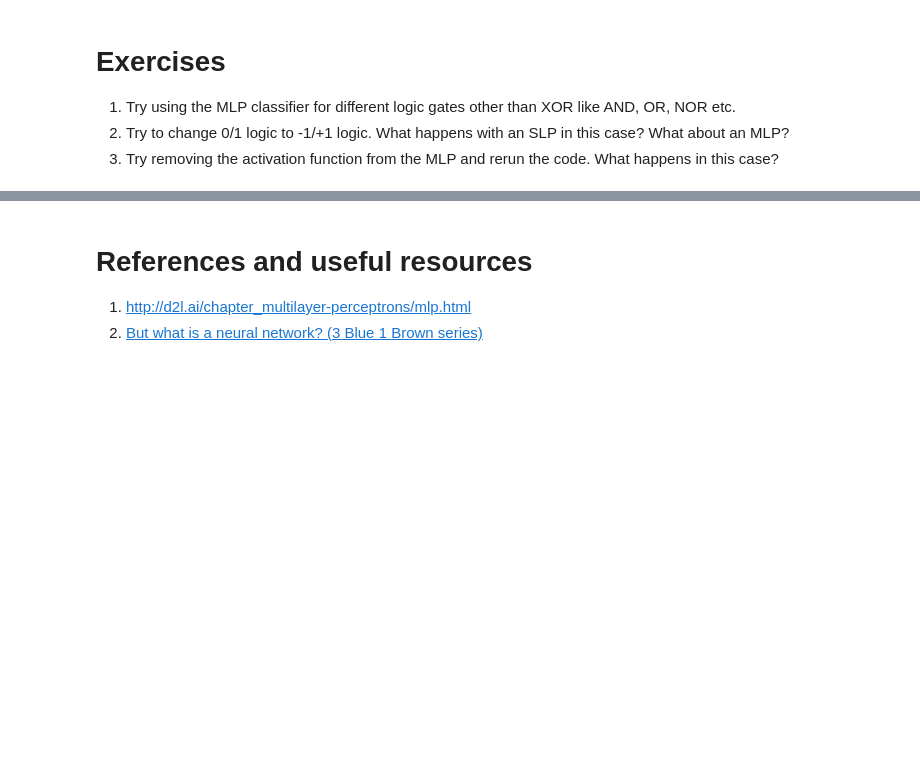
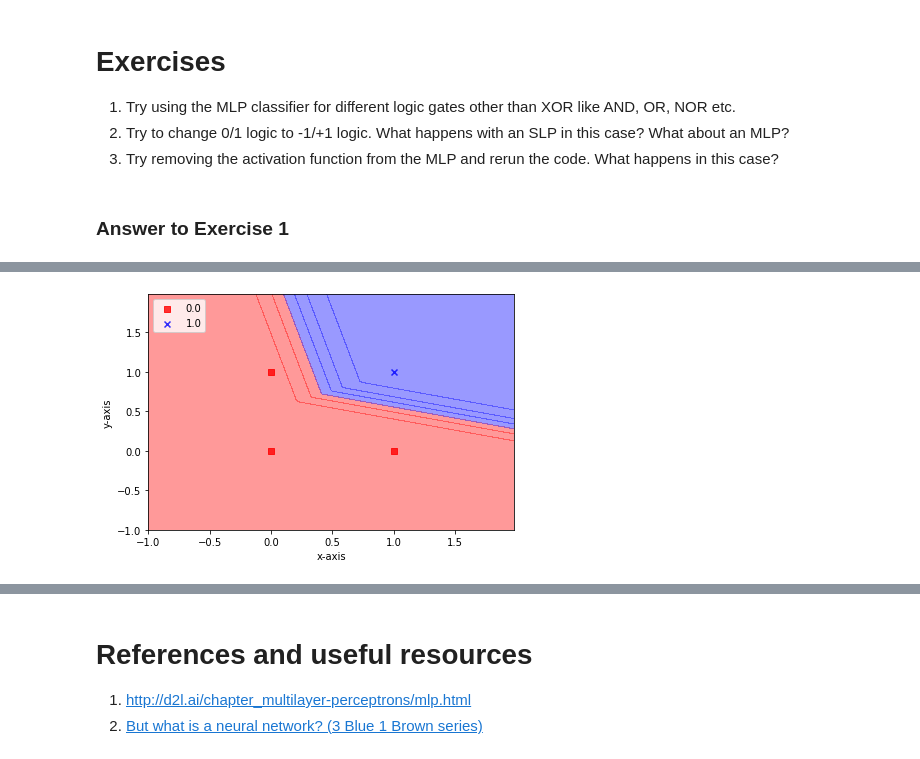
Before and after one commit to 5ury4pr454th/fmml-labs, a Jupyter notebook: FMML_Module_9_Lab_1.ipynb, the cells around one changed output, grey strips where cells are left out. Drawn from its saved outputs; the diff is of its cells as text; code cells hidden in the pictures; blank space fills up the shorter version.

```diff
--- a/FMML_Module_9_Lab_1.ipynb
+++ b/FMML_Module_9_Lab_1.ipynb
@@ -222,16 +228,18 @@ weights_init(model)
 # Define the loss function
 # %%
 # Use a mean square error loss
-loss_func = nn.MSELoss()
+# loss_func = nn.MSELoss()
+loss_func = nn.BCELoss()
 # %% [markdown]
 # Define optimizer
 # %%
-optimizer = optim.SGD(model.parameters(), lr=0.1)
+optimizer = optim.Adam(model.parameters(), lr=0.001)
 # %% [markdown]
 # Write the training routine
 # %%
-epochs = 5000
+epochs = 10000
 steps = X.size(0)
+
 for i in range(epochs): # iterate over epoch
     for j in range(steps): # iterate over sample
         # randomly sample the inputs
@@ -253,4 +261,7 @@ for i in range(epochs): # iterate over epoch
 
     if i % 500 == 0:
         print("Epoch: {0}, Loss: {1}, ".format(i, loss.data.numpy()))
+    if loss.data.numpy() < 0.001:
+      print("Lowest_point_reached!")
+      break
 # %% [output]
@@ -293,3 +302,53 @@ plt.show()
 1.  Try using the MLP classifier for different logic gates other than XOR like AND, OR, NOR etc.
 2.  Try to change 0/1 logic to -1/+1 logic. What happens with an SLP in this case? What about an MLP?
 3. Try removing the activation function from the MLP and rerun the code. What happens in this case?
+# %% [markdown]
+### Answer to Exercise 1
+# %%
+# The AND case
+
+torch.manual_seed(0)
+
+X = torch.tensor([[0,0],[0,1], [1,0], [1,1]], dtype=torch.float, requires_grad=False)
+Y = torch.tensor([0,0,0,1], dtype=torch.float, requires_grad=False)
+
+model = Net()
+weights_init(model)
+optimizer = optim.Adam(model.parameters(), lr=0.001)
+
+epochs = 10000
+steps = X.size(0)
+
+for i in range(epochs): # iterate over epoch
+    for j in range(steps): # iterate over sample
+        # randomly sample the inputs
+        sample = np.random.randint(X.size(0))
+        x_var = X[sample]
+        y_var = Y[sample]
+
+        optimizer.zero_grad()
+
+        y_hat = model(x_var)
+
+        loss = loss_func.forward(y_hat[0], y_var)
+
+
+        # BACKPROP! You will see more details about this next week!
+        loss.backward()
+
+        optimizer.step()
+
+    if i % 500 == 0:
+        print("Epoch: {0}, Loss: {1}, ".format(i, loss.data.numpy()))
+    if loss.data.numpy() < 0.001:
+      print("Lowest_point_reached!")
+      break
+
+np.random.seed(0)
+plot_decision_regions(X.detach().numpy(), Y.detach().numpy(), model, 'pytorch')
+plt.xlabel('x-axis')
+plt.ylabel('y-axis')
+plt.legend(loc='upper left')
+plt.tight_layout()
+plt.show()
+# %% [output]
@@ -295,0 +362 @@ plt.show()
+[figure, added]
```
Also changed, not shown: parts of 10 cells of this notebook.
